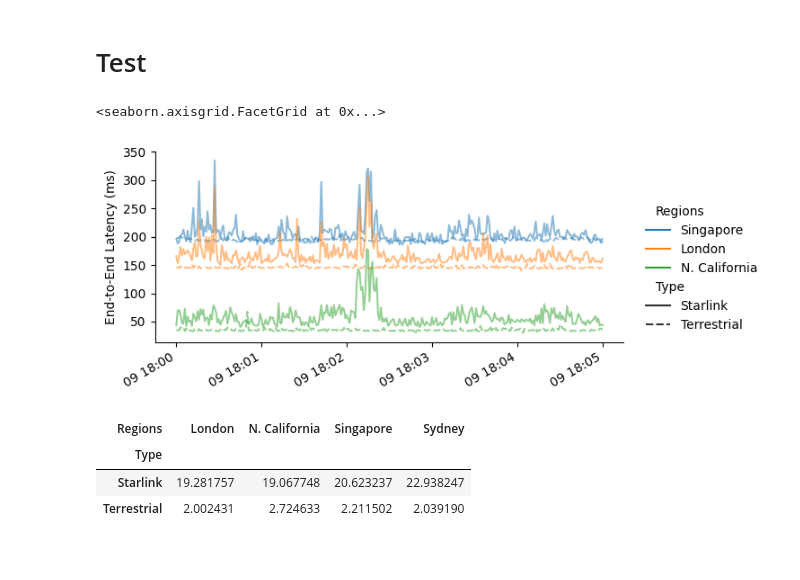
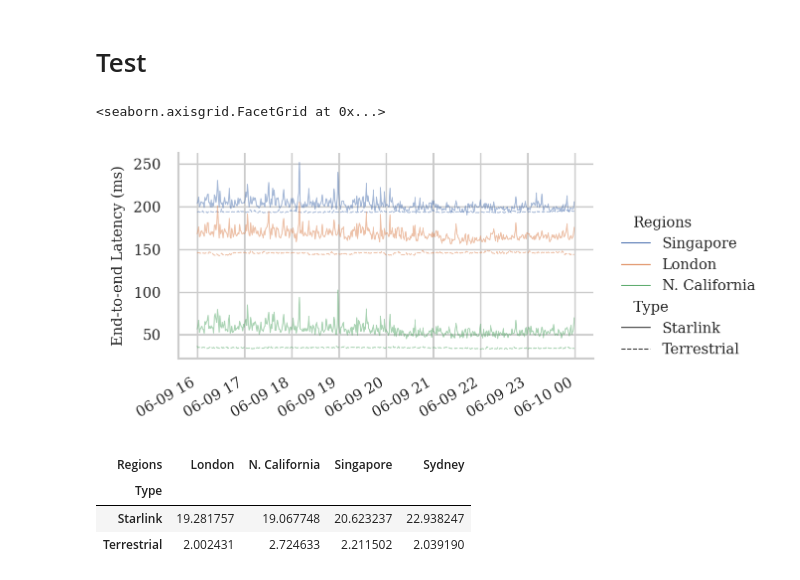
Before and after one commit to Starlink-Measurement/starlink-plot, a Jupyter notebook: plot_ping.ipynb, the cells around one changed output. Cells and saved outputs as stored; diff of their text form; code cells hidden in the pictures.

Commit message:
Update time ping graph to one day

```diff
--- a/plot_ping.ipynb
+++ b/plot_ping.ipynb
@@ -741,6 +741,9 @@ df_less610Reg = df_less610[df_less610[N_REGIONS].isin(['London', 'Singapore', 'N
 # %%
 import datetime as dt
 def plot_time_lat():
+    p = common.sns_params
+    p['font.family'] = 'serif'
+    sns.set_theme("paper", style='whitegrid', rc=p, color_codes=True, palette='deep')
     #df_time = df[df[N_TIMESTAMP] < '2022-07-22 04:10']
 
     #df_time = df_processed[df_processed[N_TIMESTAMP] > '2022-06-03']
@@ -750,15 +753,18 @@ def plot_time_lat():
     #df_time = df_time[df_time[N_REGIONS] == 'Cape Town']
 
     df_time = df_less610Reg
-    df_time = df_time[(df_time[N_TIMESTAMP] >= '2022-06-09 18:00') & (df_time[N_TIMESTAMP] <= '2022-06-09 18:05')]
+    #df_time = df_less610Reg[df_less610Reg[N_OUTLIERS] == False]
+
+    #df_time = df_time[(df_time[N_TIMESTAMP] >= '2022-06-09 18:00') & (df_time[N_TIMESTAMP] <= '2022-06-09 18:05')]
+    df_time = df_time[(df_time[N_TIMESTAMP] >= '2022-06-09 16:00') & (df_time[N_TIMESTAMP] <= '2022-06-10')]
     #df_time = df_time[df_time[N_OUTLIERS] == False]
-    df_time = df_time.groupby([N_TYPE, N_REGIONS]).resample('1S', on=N_TIMESTAMP).mean().reset_index()
+    df_time = df_time.groupby([N_TYPE, N_REGIONS]).resample('1T', on=N_TIMESTAMP).mean().reset_index()
     #df_time = df_time[(df_time[N_TIMESTAMP] > '2022-06-12') & (df_time[N_TIMESTAMP] < '2022-06-12 10:00:00')]
     #df_time = df_time[df_time[N_REGIONS] == 'Bahrain']
 
-    h = 3
+    h = 2
     #df_time = df_time.replace(N_STARLINK, N_DISHA)
-    aspect = (common.WIDTH_FULL - 1) / h
+    aspect = (common.WIDTH_HALF) / h
     #aspect = 6 / h
 
     #df_time = df_time[df_time[N_REGIONS] == 'N. California']
@@ -782,33 +788,33 @@ def plot_time_lat():
         #ax.grid(visible=True, which='both', axis='y', color='gray', linewidth=0.1)
         #ax.set_rasterized(True)
         #for _, row in df_missing.iterrows():
         #    ax.axvline(row[N_TIMESTAMP], alpha=0.1, ls='--', color='red')
 
         prev_timestamp = None
         #for _, row in df_missing.iterrows():
         #    if prev_timestamp:
         #        if (row[N_TIMESTAMP] - prev_timestamp) > pd.Timedelta(hours=1):
         #            ind = common.REGION_ORDER.index(row[N_REGIONS])
         #            ax.axvspan(prev_timestamp, row[N_TIMESTAMP], alpha=0.1,
         #                       facecolor='red',
         #                       #facecolor=pal[ind],
         #                       ec='white', ls='--')
         #            prev_timestamp = None
         #    else:
         #        prev_timestamp = row[N_TIMESTAMP]
 
     g_time.set(
         #yscale='log',
         xlabel='',
-        ylabel='End-to-End Latency (ms)'
+        ylabel='End-to-end Latency (ms)',
     )
     g_time.figure.autofmt_xdate()
     g_time.tight_layout()
     return g_time
 
 g_time610LSN = plot_time_lat()
 g_time610LSN
 # %% [output]
 <seaborn.axisgrid.FacetGrid at 0x...>
-[figure, old version]
+[figure, new version]
 # %%
```
Also changed, not shown: parts of 2 cells of this notebook.
